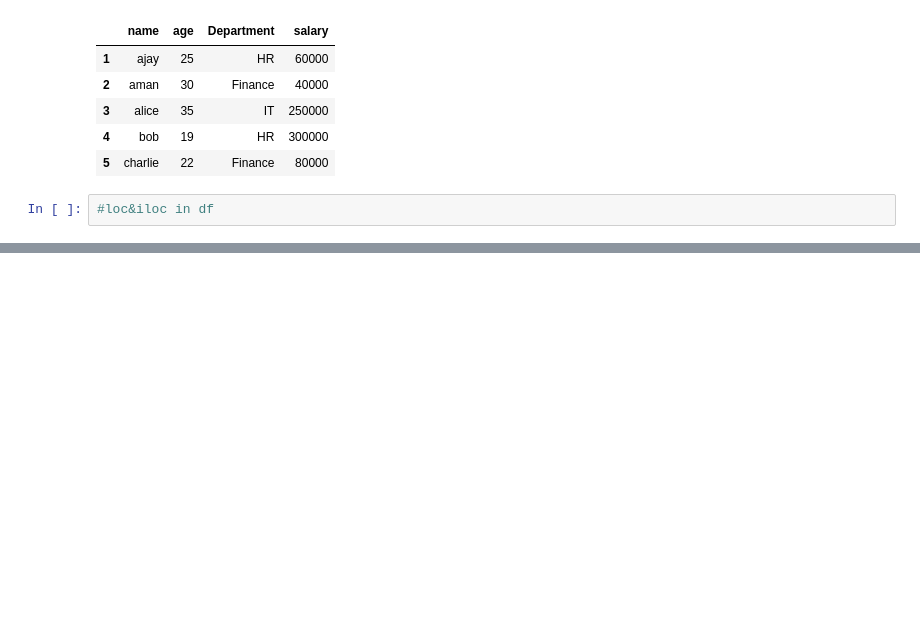
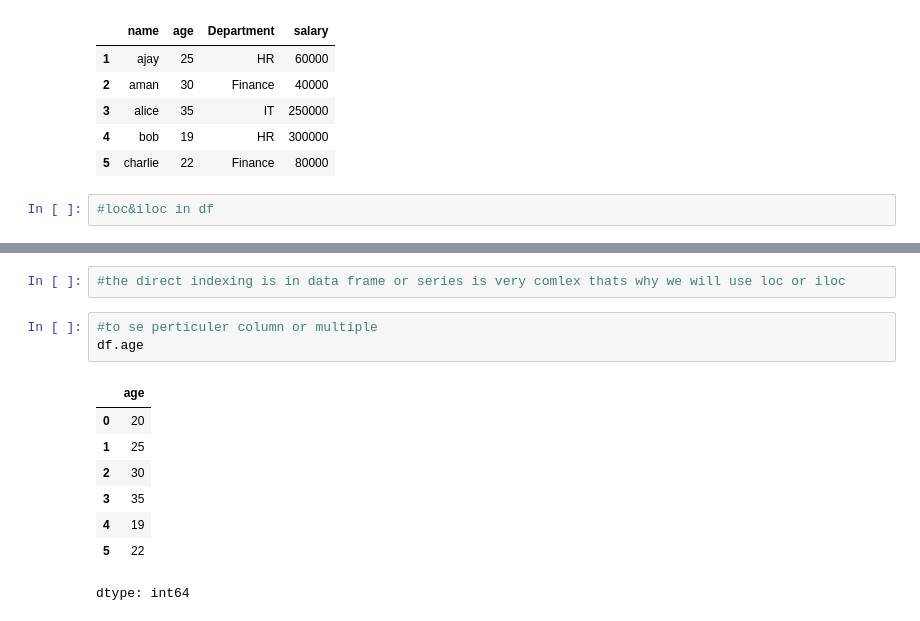
Before and after one commit to kailashchaudhary-p/Data-Science-Learning, a Jupyter notebook: Pandas/chapter 1/Untitled.ipynb, the cells around one changed output, grey strips where cells are left out. Cells and saved outputs as stored; diff of their text form; blank space fills up the shorter version.

```diff
--- a/Pandas/chapter 1/Untitled.ipynb
+++ b/Pandas/chapter 1/Untitled.ipynb
@@ -165,0 +180,14 @@ df.tail(5)
+# %%
+#the direct indexing is in data frame or series is very comlex thats why we will use loc or iloc
+# %%
+#to se perticuler column or multiple
+df.age
+# %% [output]
+|  | age |
+| 0 | 20 |
+| 1 | 25 |
+| 2 | 30 |
+| 3 | 35 |
+| 4 | 19 |
+| 5 | 22 |
+dtype: int64
```
Also changed, not shown: parts of 5 cells of this notebook.
